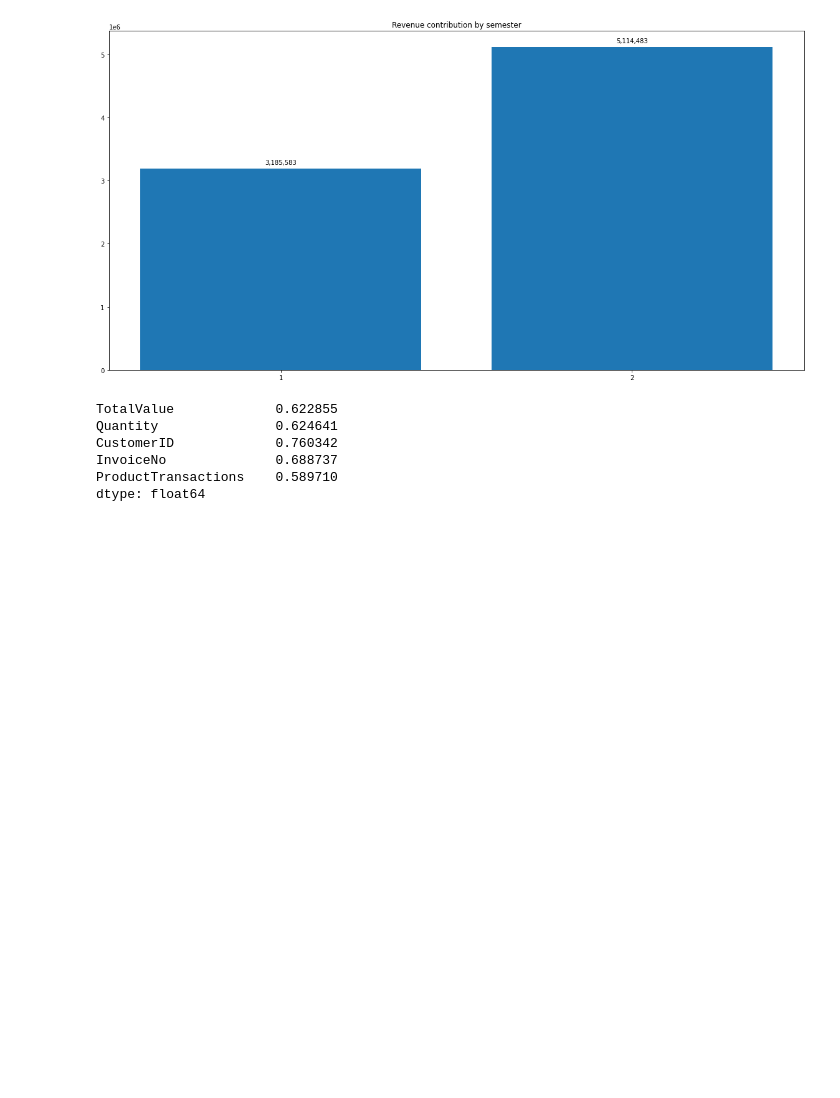
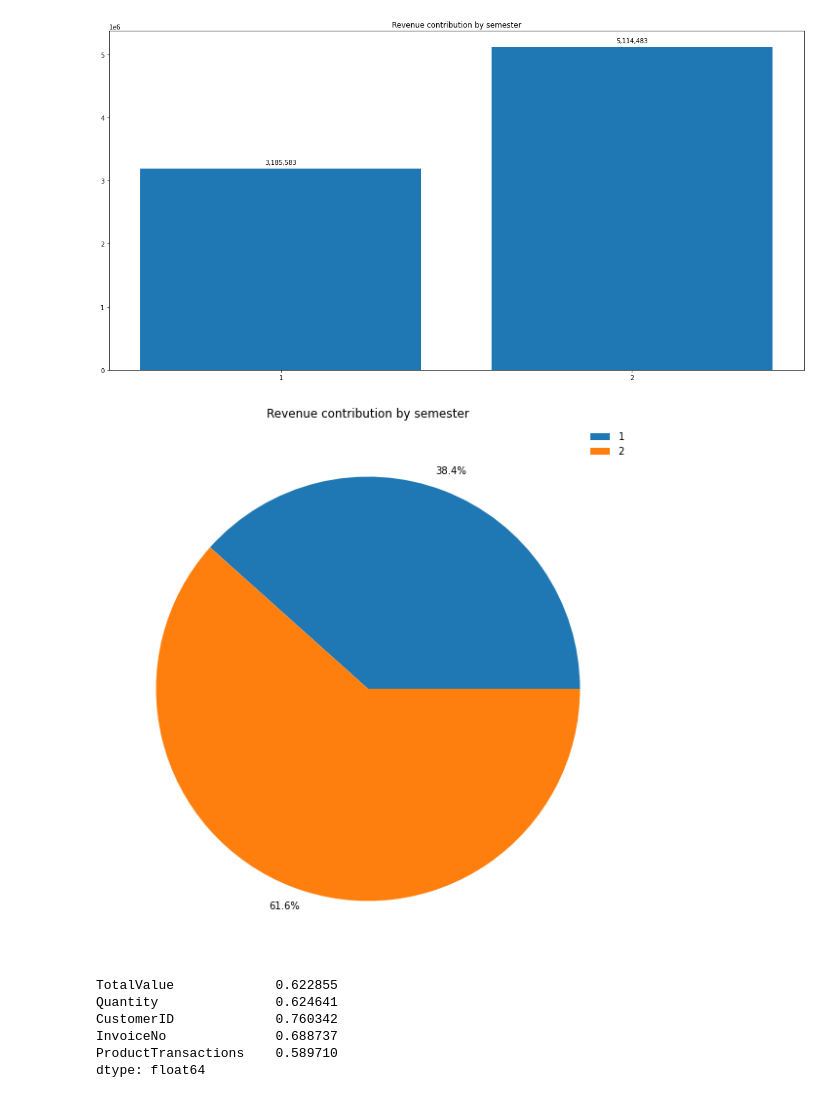
Before and after one commit to henriqueumeda/High-Value-Customers-Identification, a Jupyter notebook: Insiders - All In One Place.ipynb, the cells around one changed output. Saved outputs shown, nothing was run; the diff lists cells and outputs as text; code cells hidden in the pictures; blank space fills up the shorter version.

```diff
--- a/Insiders - All In One Place.ipynb
+++ b/Insiders - All In One Place.ipynb
@@ -416,6 +434,16 @@ plt.locator_params(axis='x', nbins=2)
 plt.show()
 # %% [output]
 [figure]
+# %%
+semester = [1,2]
+plt.figure(figsize=(20,10))
+ax = plt.subplot(111)
+plt.title('Revenue contribution by semester')
+ax.pie(df_semester['TotalValue'], autopct='%1.1f%%', pctdistance=1.1)
+ax.legend(semester, framealpha=0)
+plt.show()
+# %% [output]
+[figure, added]
 # %%
 df_semester.loc[1]/df_semester.loc[2]
 # %% [output]
```
Also changed, not shown: parts of 12 cells of this notebook, 32 other files.
